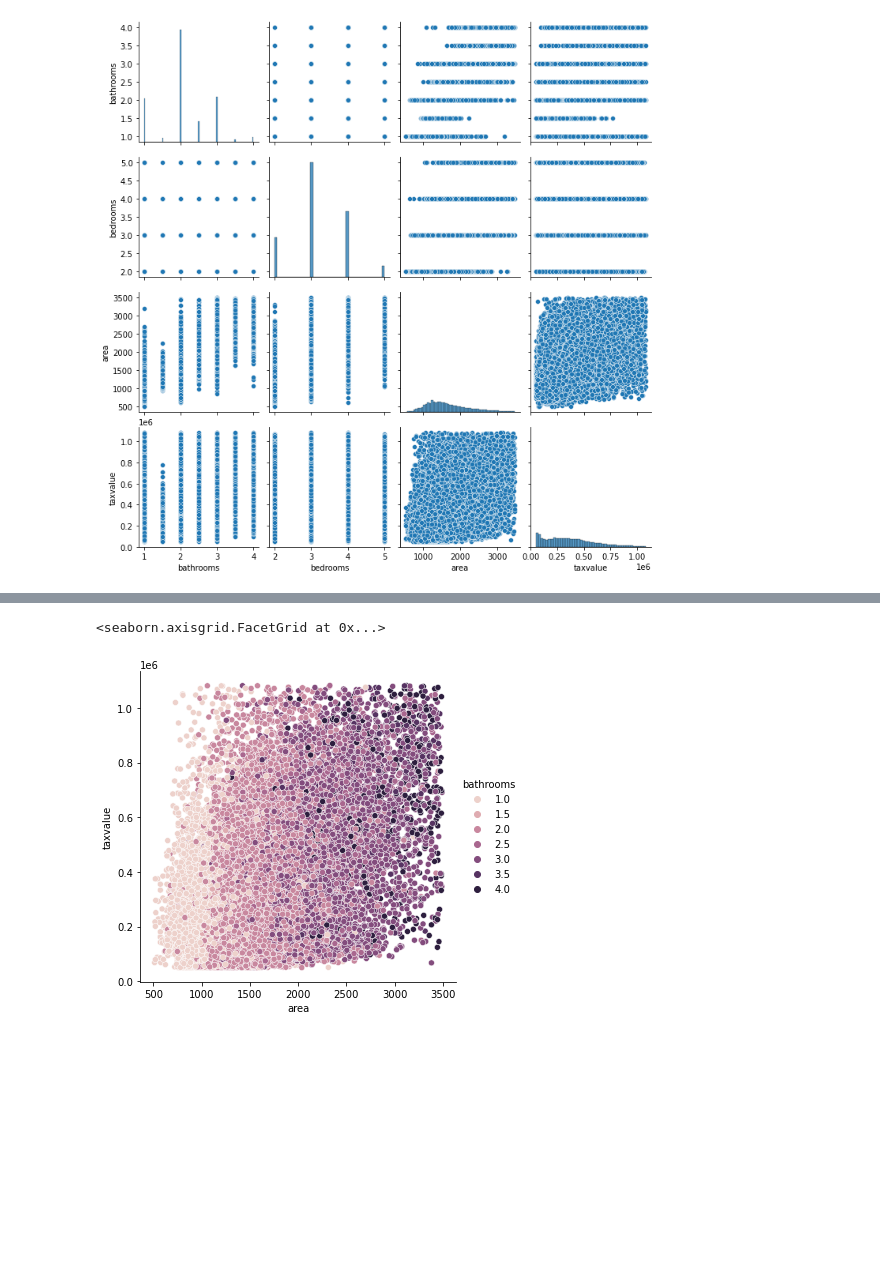
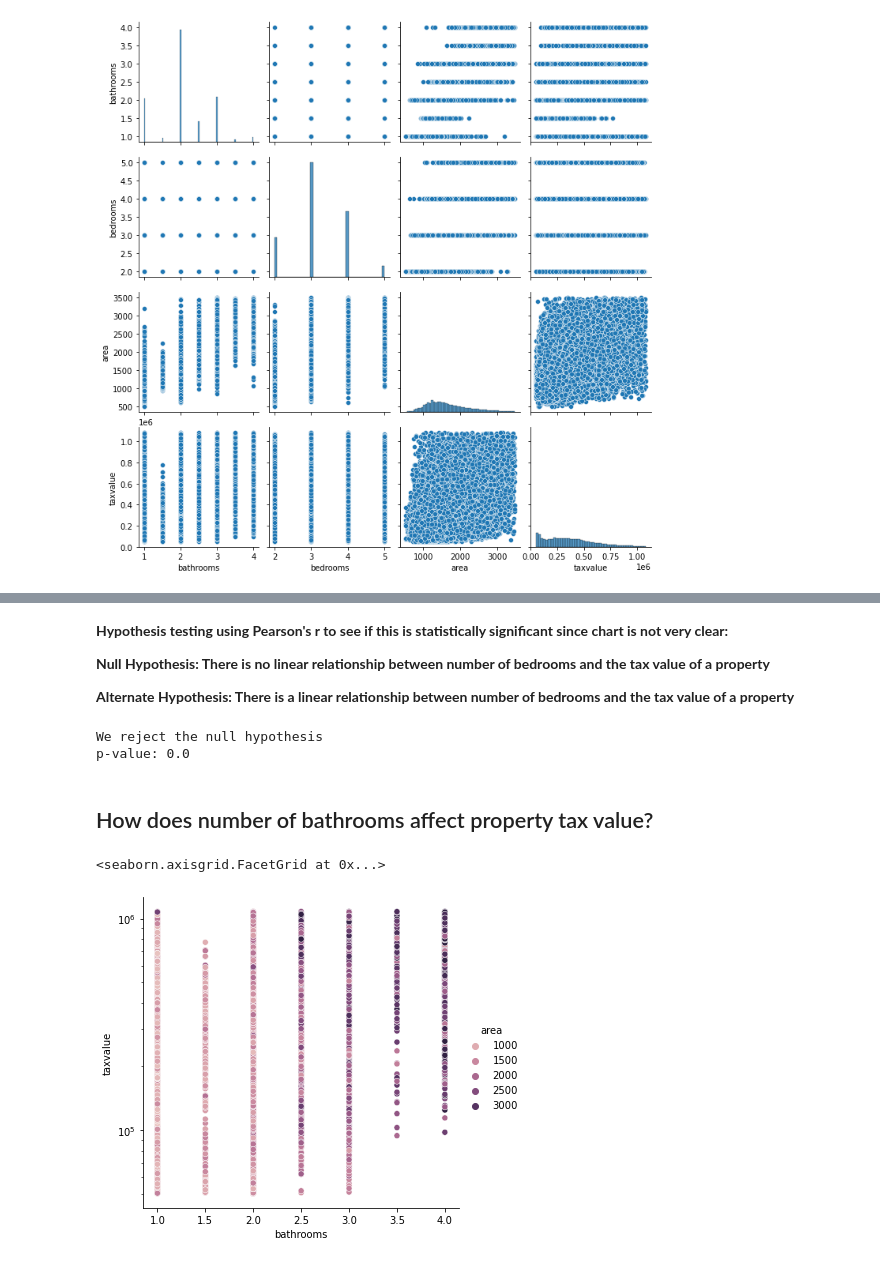
Before and after one commit to lainslie-18/zillow_regression_project, a Jupyter notebook: explore_model.ipynb, the cells around one changed output, grey strips where cells are left out. Drawn from its saved outputs; the diff is of its cells as text; code cells hidden in the pictures; blank space fills up the shorter version.

```diff
--- a/explore_model.ipynb
+++ b/explore_model.ipynb
@@ -118,5 +127,28 @@ sns.relplot(x='area', y='taxvalue', data=train, kind='scatter', hue='bedrooms')
+# %% [markdown]
+**Hypothesis testing using Pearson's r to see if this is statistically significant since chart is not very clear:**
+
+**Null Hypothesis: There is no linear relationship between number of bedrooms and the tax value of a property**
+
+**Alternate Hypothesis: There is a linear relationship between number of bedrooms and the tax value of a property**
+# %%
+alpha = 0.05
+
+r, p_value = pearsonr(train.bedrooms, train.taxvalue)
+
+if p_value > alpha:
+    print('We fail to reject the null hypothesis')
+else:
+    print('We reject the null hypothesis')
+print(f'p-value: {round(p_value,3)}')
+# %% [output]
+We reject the null hypothesis
+p-value: 0.0
+# %% [markdown]
+## How does number of bathrooms affect property tax value?
 # %%
-sns.relplot(x='area', y='taxvalue', data=train, kind='scatter', hue='bathrooms')
+ax2 = sns.relplot(x='bathrooms', y='taxvalue', data=train, kind='scatter', hue='area')
+ax2.set(yscale='log')
+# plt.ticklabel_format(style='plain', axis='y')
 # %% [output]
 <seaborn.axisgrid.FacetGrid at 0x...>
-[figure, old version]
+[figure, new version]
```
Also changed, not shown: parts of 14 cells of this notebook.
